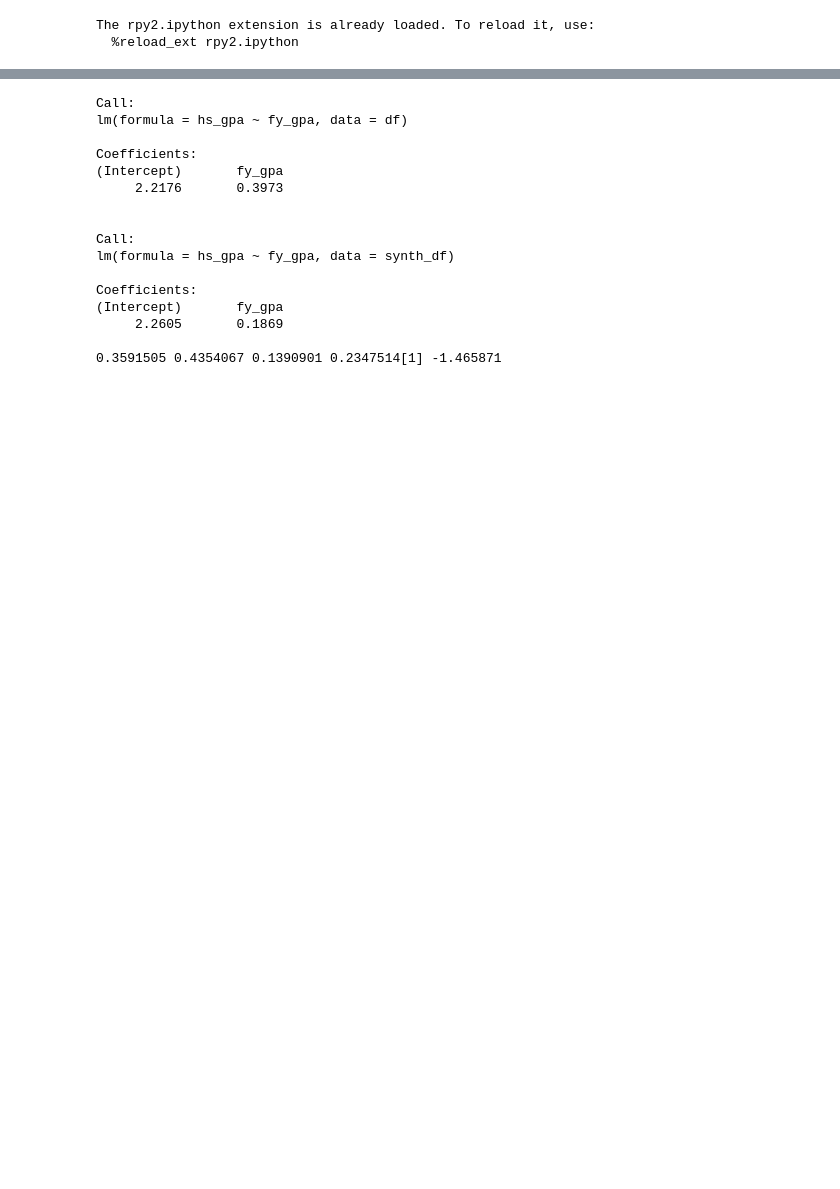
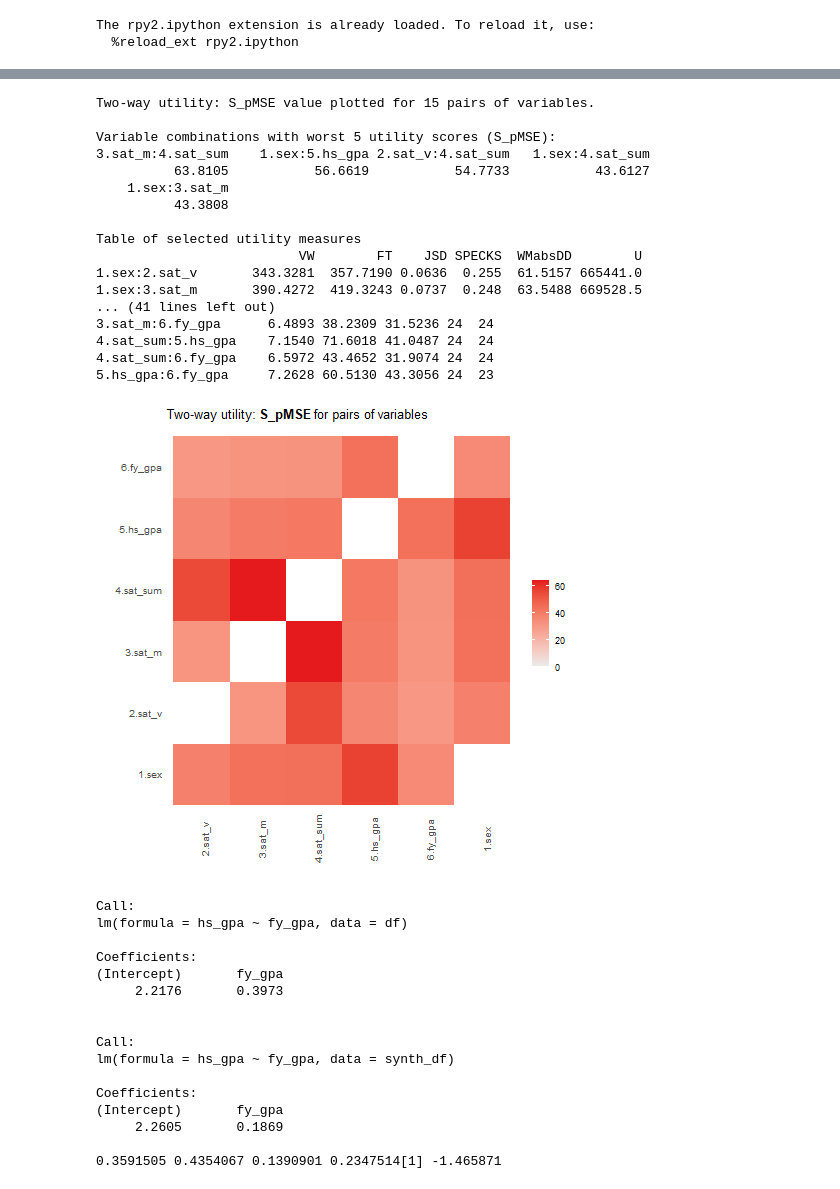
Before and after one commit to koobot/hgl_synth_challenge, a Jupyter notebook: ctgan.ipynb, the cells around one changed output, grey strips where cells are left out. Cells and saved outputs as stored; diff of their text form; code cells hidden in the pictures; blank space fills up the shorter version.

```diff
--- a/ctgan.ipynb
+++ b/ctgan.ipynb
@@ -99,0 +161,23 @@ The rpy2.ipython extension is already loaded. To reload it, use:
+# %%
+%%R -i df,synth_df
+
+utility.tables(synth_df, df, tab.stats = "all", tables = "twoway", print.tabs = TRUE)
+# %% [output]
+Two-way utility: S_pMSE value plotted for 15 pairs of variables.
+
+Variable combinations with worst 5 utility scores (S_pMSE):
+3.sat_m:4.sat_sum    1.sex:5.hs_gpa 2.sat_v:4.sat_sum   1.sex:4.sat_sum
+          63.8105           56.6619           54.7733           43.6127
+    1.sex:3.sat_m
+          43.3808
+
+Table of selected utility measures
+                          VW        FT    JSD SPECKS  WMabsDD        U
+1.sex:2.sat_v       343.3281  357.7190 0.0636  0.255  61.5157 665441.0
+1.sex:3.sat_m       390.4272  419.3243 0.0737  0.248  63.5488 669528.5
+... (41 lines left out)
+3.sat_m:6.fy_gpa      6.4893 38.2309 31.5236 24  24
+4.sat_sum:5.hs_gpa    7.1540 71.6018 41.0487 24  24
+4.sat_sum:6.fy_gpa    6.5972 43.4652 31.9074 24  24
+5.hs_gpa:6.fy_gpa     7.2628 60.5130 43.3056 24  23
+[figure, added]
```
Also changed, not shown: parts of 12 cells of this notebook.
